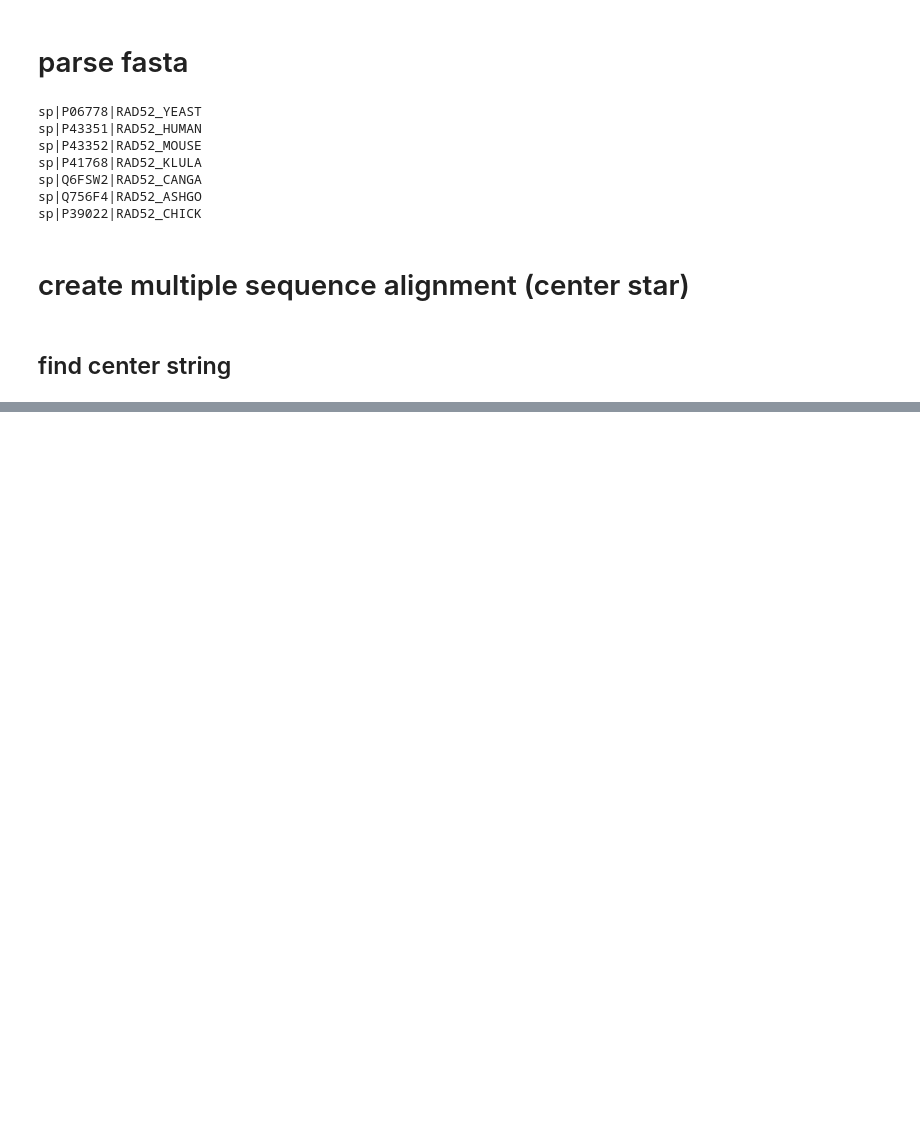
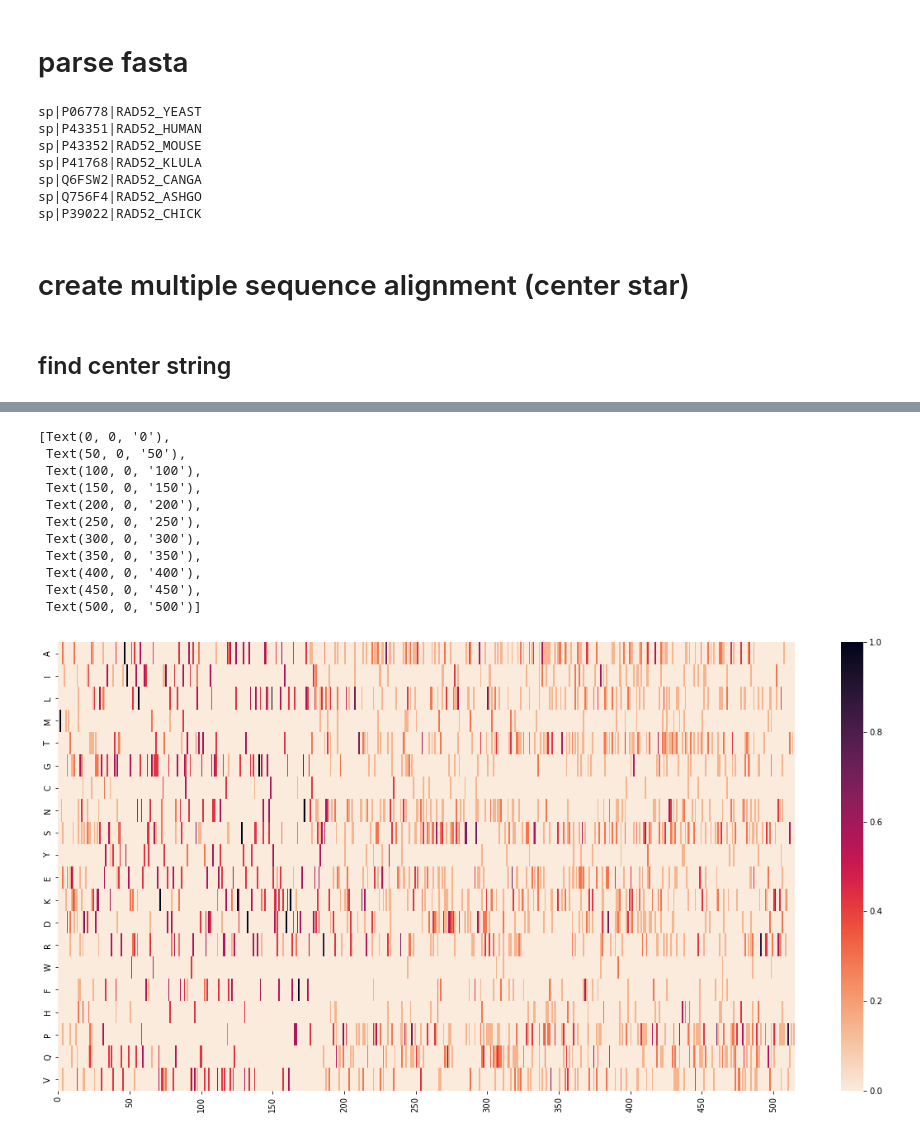
Before and after one commit to j-hirschy/applied-bioinformatics-2022, a Jupyter notebook: multiple_alignment.ipynb, the cells around one changed output, grey strips where cells are left out. Saved outputs shown, nothing was run; the diff lists cells and outputs as text; code cells hidden in the pictures; blank space fills up the shorter version.

```diff
--- a/multiple_alignment.ipynb
+++ b/multiple_alignment.ipynb
@@ -321,0 +314,20 @@ __PET__
+# %%
+import seaborn as sns
+plt.figure(figsize=(20,10))
+xticks = np.arange(0, my_ppm.probability_matrix.shape[0], 50)
+ax = sns.heatmap(my_ppm.probability_matrix[:,:-1].T, yticklabels=my_ppm.vocab[:-1], cmap=sns.cm.rocket_r)
+ax.set_xticks(xticks)
+ax.set_xticklabels(xticks)
+# %% [output]
+[Text(0, 0, '0'),
+ Text(50, 0, '50'),
+ Text(100, 0, '100'),
+ Text(150, 0, '150'),
+ Text(200, 0, '200'),
+ Text(250, 0, '250'),
+ Text(300, 0, '300'),
+ Text(350, 0, '350'),
+ Text(400, 0, '400'),
+ Text(450, 0, '450'),
+ Text(500, 0, '500')]
+[figure, added]
```
Also changed, not shown: parts of 13 cells of this notebook.
